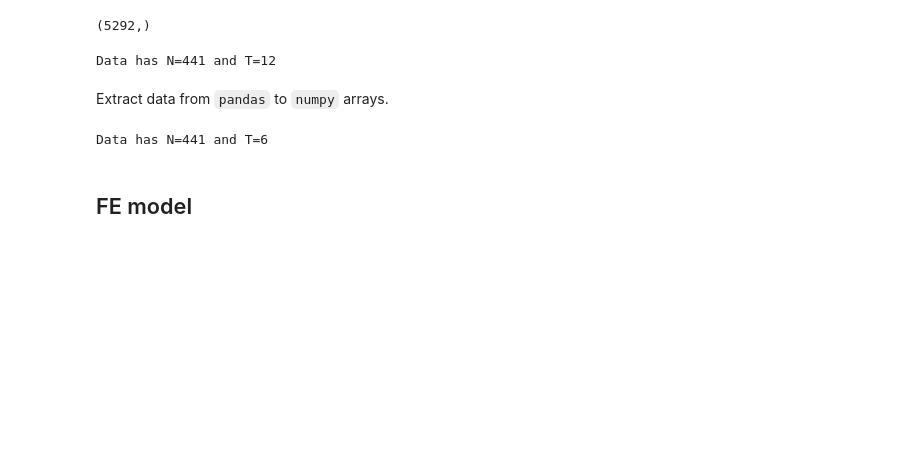
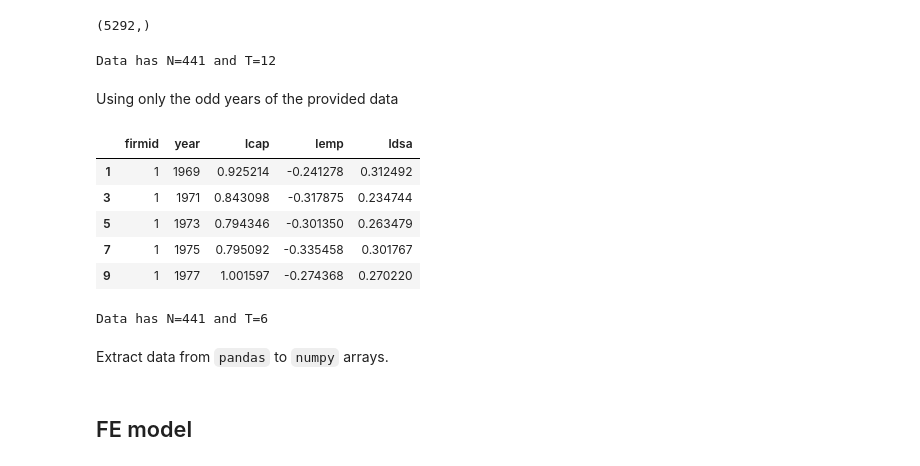
Before and after one commit to wzr768/AME-Clara-Theis-Ida, a Jupyter notebook: read.ipynb, the cells around one changed output. Saved outputs shown, nothing was run; the diff lists cells and outputs as text; code cells hidden in the pictures; blank space fills up the shorter version.

```diff
--- a/read.ipynb
+++ b/read.ipynb
@@ -69,6 +73,28 @@ assert dat.shape[0] == N*T, f'Error: data is not a balanced panel'
 print(f'Data has N={N} and T={T}')
 # %% [output]
 Data has N=441 and T=12
+# %% [markdown]
+Using only the odd years of the provided data
+# %%
+# Filter the data for odd years
+dat_odd_years = dat[dat['year'] % 2 != 0].copy()
+dat_odd_years.ldsa.values.shape
+dat_odd_years.head(5)
+# %% [output]
+|  | firmid | year | lcap | lemp | ldsa |
+| 1 | 1 | 1969 | 0.925214 | -0.241278 | 0.312492 |
+| 3 | 1 | 1971 | 0.843098 | -0.317875 | 0.234744 |
+| 5 | 1 | 1973 | 0.794346 | -0.301350 | 0.263479 |
+| 7 | 1 | 1975 | 0.795092 | -0.335458 | 0.301767 |
+| 9 | 1 | 1977 | 1.001597 | -0.274368 | 0.270220 |
+# %%
+# Update T
+N = dat_odd_years.firmid.unique().size
+T = dat_odd_years.year.unique().size
+assert dat_odd_years.shape[0] == N*T, f'Error: data is not a balanced panel'
+print(f'Data has N={N} and T={T}')
+# %% [output]
+Data has N=441 and T=6
 # %% [markdown]
 Extract data from `pandas` to `numpy` arrays.
 # %%
@@ -80,21 +106,11 @@ k = dat.lcap.values.reshape((N*T,1))
 x = np.hstack([l, k])
 # %%
-# Filter the data for odd years
-dat_odd_years = dat[dat['year'] % 2 != 0].copy()
-
-# Update T
-T = dat_odd_years.year.unique().size
-assert dat_odd_years.shape[0] == N*T, f'Error: data is not a balanced panel'
-print(f'Data has N={N} and T={T}')
-
-#naming the dependent and independent variables
+# Label the dependent and independent variables
 label_y = 'Log deflated sales'
 label_x = [
     'log of employment',
     'log of adjusted capital stock'
     ]
-# %% [output]
-Data has N=441 and T=6
 # %% [markdown]
 ## FE model
 # %%
```
Also changed, not shown: parts of 25 cells of this notebook, 1 other file.
